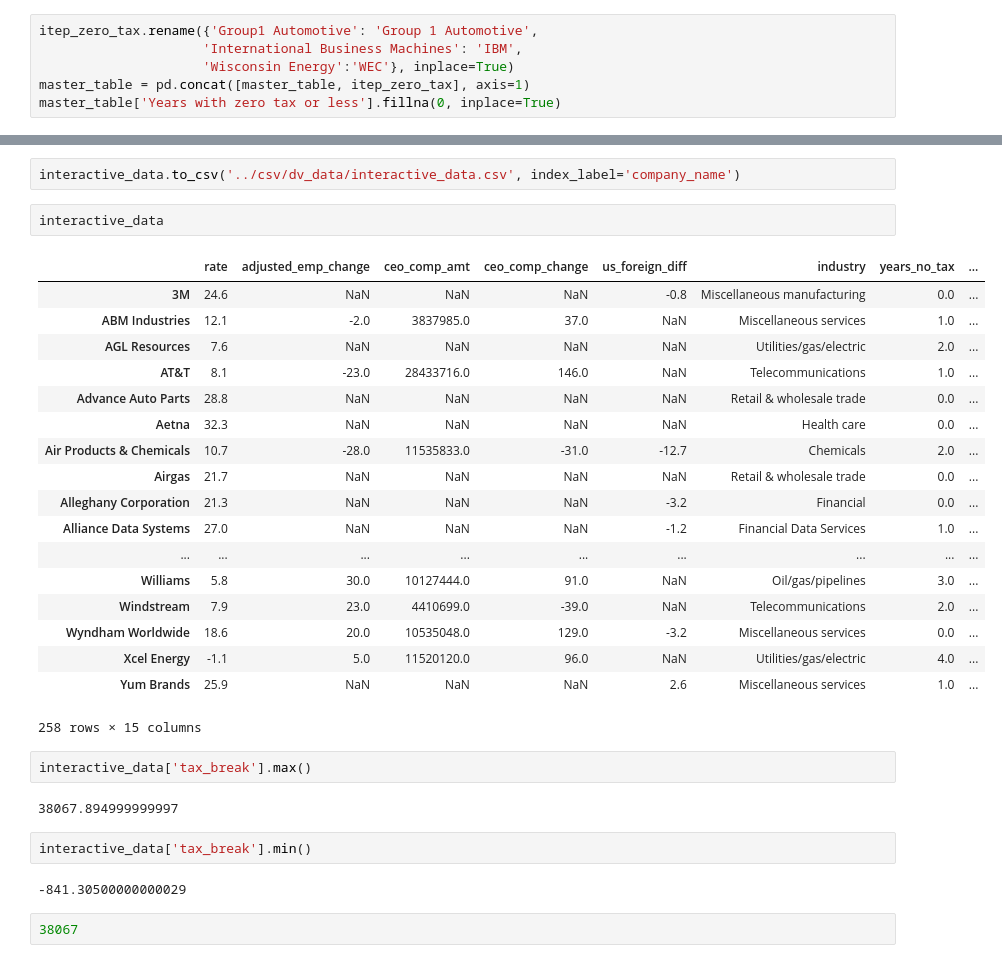
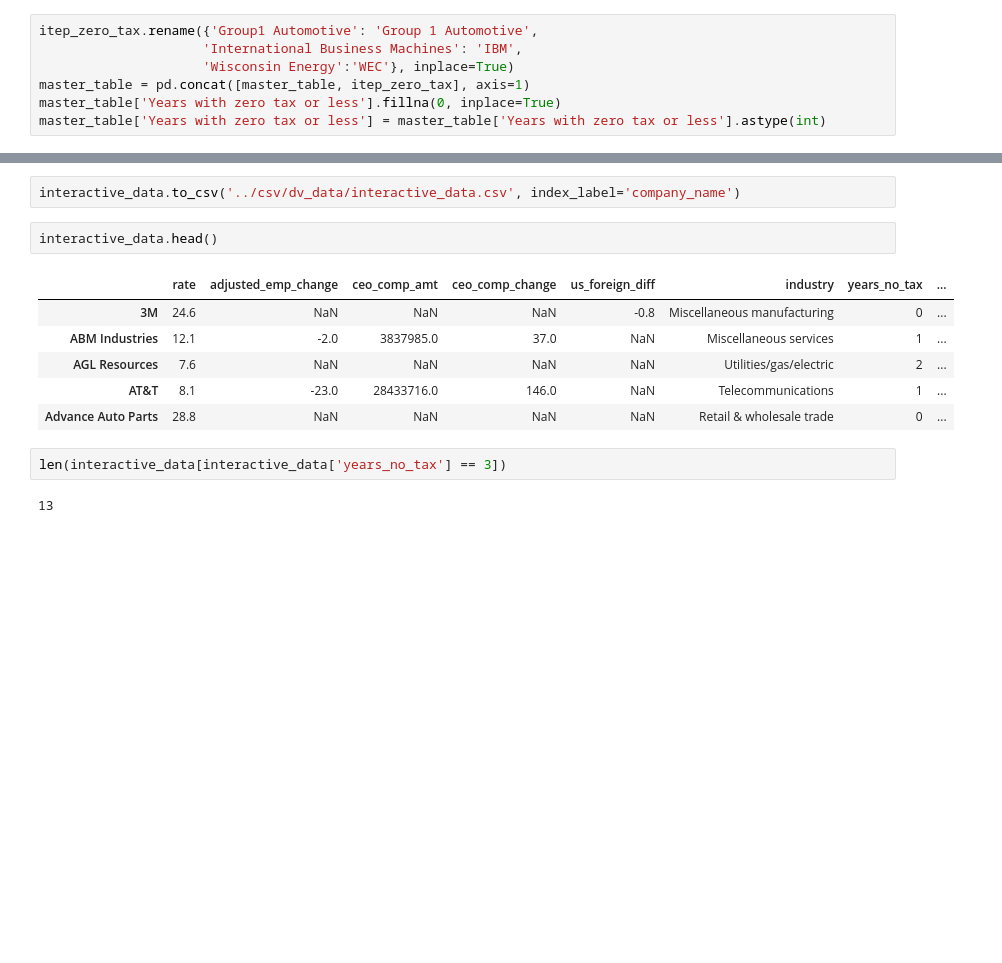
Before and after one commit to TheBatmanofButler/the-perfect-number, a Jupyter notebook: notebooks/Prototyping_Data.ipynb, the cells around one changed output, grey strips where cells are left out. Saved outputs shown, nothing was run; the diff lists cells and outputs as text; blank space fills up the shorter version.

```diff
--- a/notebooks/Prototyping_Data.ipynb
+++ b/notebooks/Prototyping_Data.ipynb
@@ -216,6 +216,7 @@ itep_zero_tax.rename({'Group1 Automotive': 'Group 1 Automotive',
                      'Wisconsin Energy':'WEC'}, inplace=True)
 master_table = pd.concat([master_table, itep_zero_tax], axis=1)
 master_table['Years with zero tax or less'].fillna(0, inplace=True)
+master_table['Years with zero tax or less'] = master_table['Years with zero tax or less'].astype(int)
 # %%
 print(len(master_table))
 master_table.head()
@@ -416,33 +417,15 @@ for company in competitors:
 # %%
 interactive_data.to_csv('../csv/dv_data/interactive_data.csv', index_label='company_name')
 # %%
-interactive_data
+interactive_data.head()
 # %% [output]
 |  | rate | adjusted_emp_change | ceo_comp_amt | ceo_comp_change | us_foreign_diff | industry | years_no_tax | ... |
-| 3M | 24.6 | NaN | NaN | NaN | -0.8 | Miscellaneous manufacturing | 0.0 | ... |
-| ABM Industries | 12.1 | -2.0 | 3837985.0 | 37.0 | NaN | Miscellaneous services | 1.0 | ... |
-| AGL Resources | 7.6 | NaN | NaN | NaN | NaN | Utilities/gas/electric | 2.0 | ... |
-| AT&T | 8.1 | -23.0 | 28433716.0 | 146.0 | NaN | Telecommunications | 1.0 | ... |
-| Advance Auto Parts | 28.8 | NaN | NaN | NaN | NaN | Retail & wholesale trade | 0.0 | ... |
-| Aetna | 32.3 | NaN | NaN | NaN | NaN | Health care | 0.0 | ... |
-| Air Products & Chemicals | 10.7 | -28.0 | 11535833.0 | -31.0 | -12.7 | Chemicals | 2.0 | ... |
-| Airgas | 21.7 | NaN | NaN | NaN | NaN | Retail & wholesale trade | 0.0 | ... |
-| Alleghany Corporation | 21.3 | NaN | NaN | NaN | -3.2 | Financial | 0.0 | ... |
-| Alliance Data Systems | 27.0 | NaN | NaN | NaN | -1.2 | Financial Data Services | 1.0 | ... |
-| ... | ... | ... | ... | ... | ... | ... | ... | ... |
-| Williams | 5.8 | 30.0 | 10127444.0 | 91.0 | NaN | Oil/gas/pipelines | 3.0 | ... |
-| Windstream | 7.9 | 23.0 | 4410699.0 | -39.0 | NaN | Telecommunications | 2.0 | ... |
-| Wyndham Worldwide | 18.6 | 20.0 | 10535048.0 | 129.0 | -3.2 | Miscellaneous services | 0.0 | ... |
-| Xcel Energy | -1.1 | 5.0 | 11520120.0 | 96.0 | NaN | Utilities/gas/electric | 4.0 | ... |
-| Yum Brands | 25.9 | NaN | NaN | NaN | 2.6 | Miscellaneous services | 1.0 | ... |
+| 3M | 24.6 | NaN | NaN | NaN | -0.8 | Miscellaneous manufacturing | 0 | ... |
+| ABM Industries | 12.1 | -2.0 | 3837985.0 | 37.0 | NaN | Miscellaneous services | 1 | ... |
+| AGL Resources | 7.6 | NaN | NaN | NaN | NaN | Utilities/gas/electric | 2 | ... |
+| AT&T | 8.1 | -23.0 | 28433716.0 | 146.0 | NaN | Telecommunications | 1 | ... |
+| Advance Auto Parts | 28.8 | NaN | NaN | NaN | NaN | Retail & wholesale trade | 0 | ... |
-258 rows × 15 columns
-# %%
-interactive_data['tax_break'].max()
-# %% [output]
-38067.894999999997
-# %%
-interactive_data['tax_break'].min()
-# %% [output]
--841.30500000000029
-# %%
-38067
+# %%
+len(interactive_data[interactive_data['years_no_tax'] == 3])
+# %% [output]
+13
```
Also changed, not shown: parts of 1 cell of this notebook, 5 other files.
